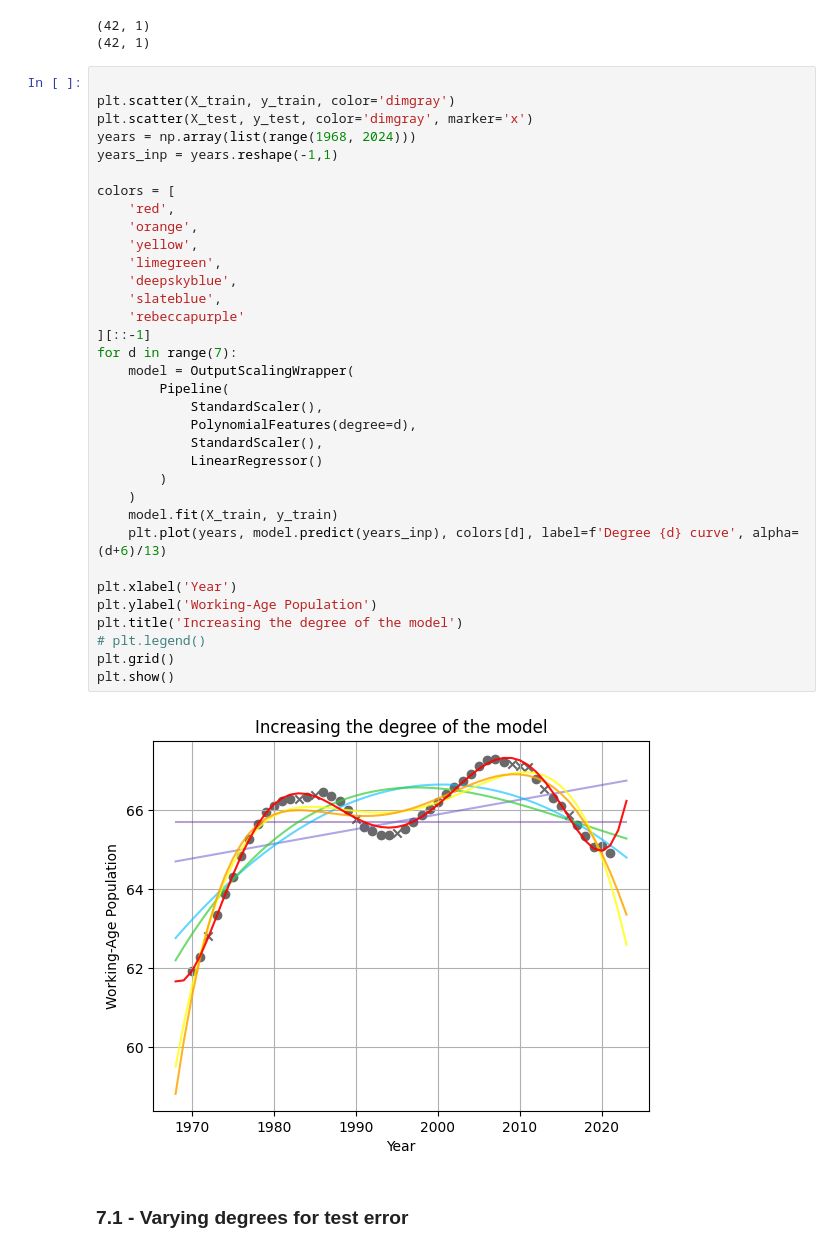
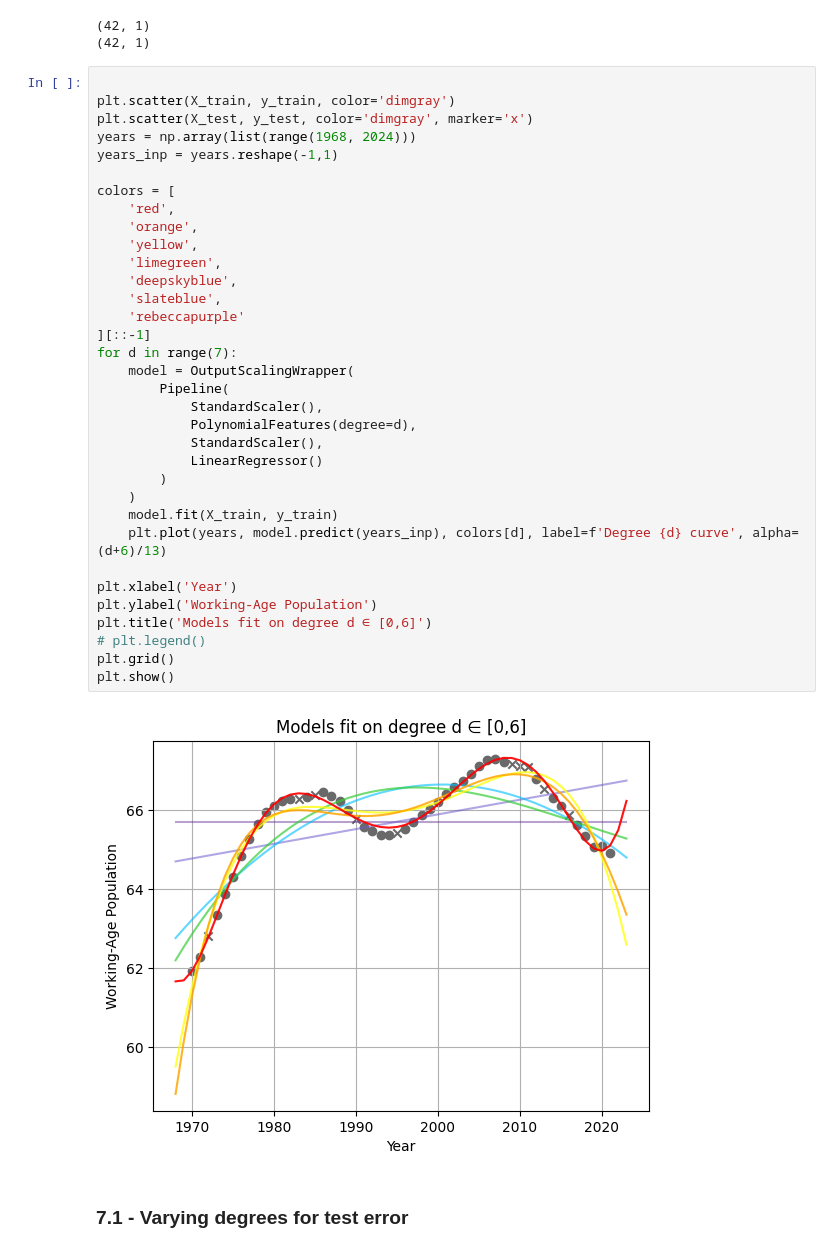
Before and after one commit to jstebner/481-P1, a Jupyter notebook: src/addendum.ipynb, the cells around one changed output. Saved outputs shown, nothing was run; the diff lists cells and outputs as text.

Commit message:
updated a graph

```diff
--- a/src/addendum.ipynb
+++ b/src/addendum.ipynb
@@ -16,35 +16,35 @@ plt.scatter(X_test, y_test, color='dimgray', marker='x')
 years = np.array(list(range(1968, 2024)))
 years_inp = years.reshape(-1,1)
 
 colors = [
     'red',
     'orange',
     'yellow',
     'limegreen',
     'deepskyblue',
     'slateblue',
     'rebeccapurple'
 ][::-1]
 for d in range(7):
     model = OutputScalingWrapper(
         Pipeline(
             StandardScaler(),
             PolynomialFeatures(degree=d),
             StandardScaler(),
             LinearRegressor()
         )
     )
     model.fit(X_train, y_train)
     plt.plot(years, model.predict(years_inp), colors[d], label=f'Degree {d} curve', alpha=(d+6)/13)
 
 plt.xlabel('Year')
 plt.ylabel('Working-Age Population')
-plt.title('Increasing the degree of the model')
+plt.title('Models fit on degree d ∈ [0,6]')
 # plt.legend()
 plt.grid()
 plt.show()
 # %% [output]
-[figure, old version]
+[figure, new version]
 # %% [markdown]
 ### 7.1 - Varying degrees for test error
 # %%
```
Also changed, not shown: parts of 2 cells of this notebook, 3 other files.
